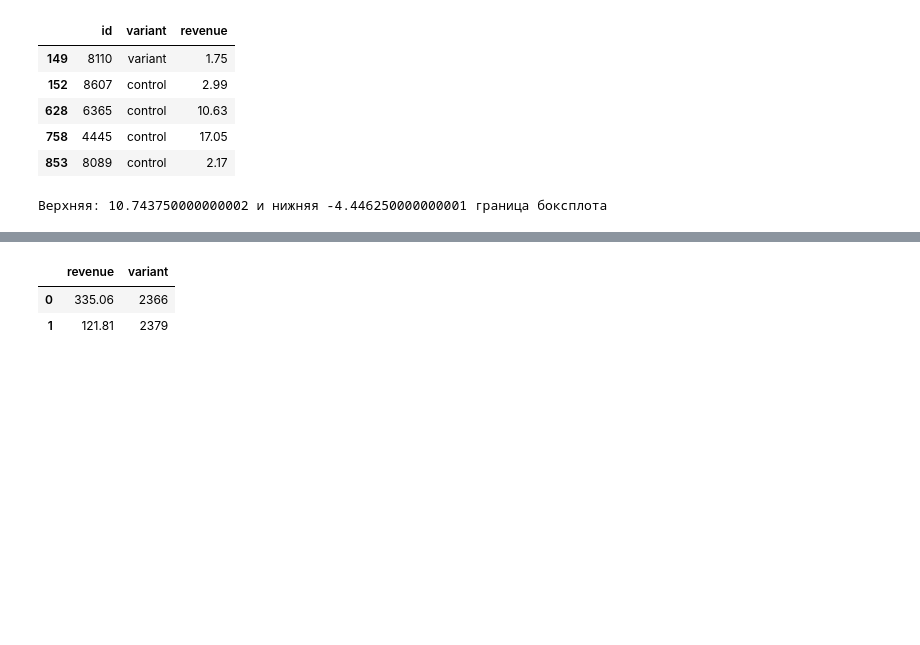
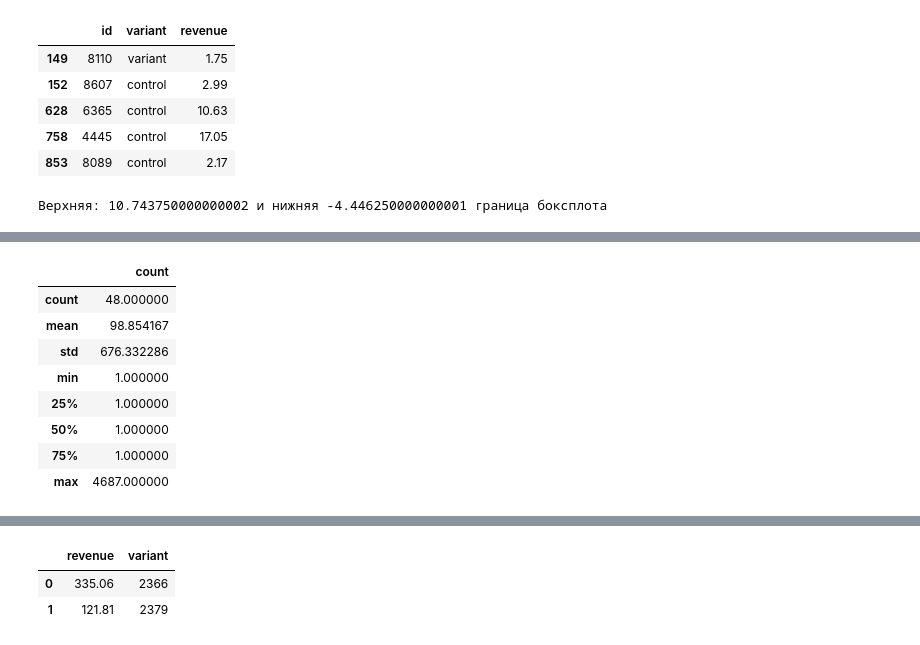
Before and after one commit to biblelover1/main_repo, a Jupyter notebook: Study/AB_testing/all_HW/HW8_1/Seminar8.ipynb, the cells around one changed output, grey strips where cells are left out. Saved outputs shown, nothing was run; the diff lists cells and outputs as text; code cells hidden in the pictures; blank space fills up the shorter version.

```diff
--- a/Study/AB_testing/all_HW/HW8_1/Seminar8.ipynb
+++ b/Study/AB_testing/all_HW/HW8_1/Seminar8.ipynb
@@ -142,0 +144,14 @@ sns.boxplot(positive_revenue[positive_revenue['revenue'] < up_border]['revenue']
+# %%
+df_revenue = df.groupby('revenue').agg({'revenue': 'count'})
+df_revenue = df_revenue.rename(columns={'revenue': 'count'})
+df_revenue.describe()
+# %% [output]
+|  | count |
+| count | 48.000000 |
+| mean | 98.854167 |
+| std | 676.332286 |
+| min | 1.000000 |
+| 25% | 1.000000 |
+| 50% | 1.000000 |
+| 75% | 1.000000 |
+| max | 4687.000000 |
```
Also changed, not shown: parts of 12 cells of this notebook.
